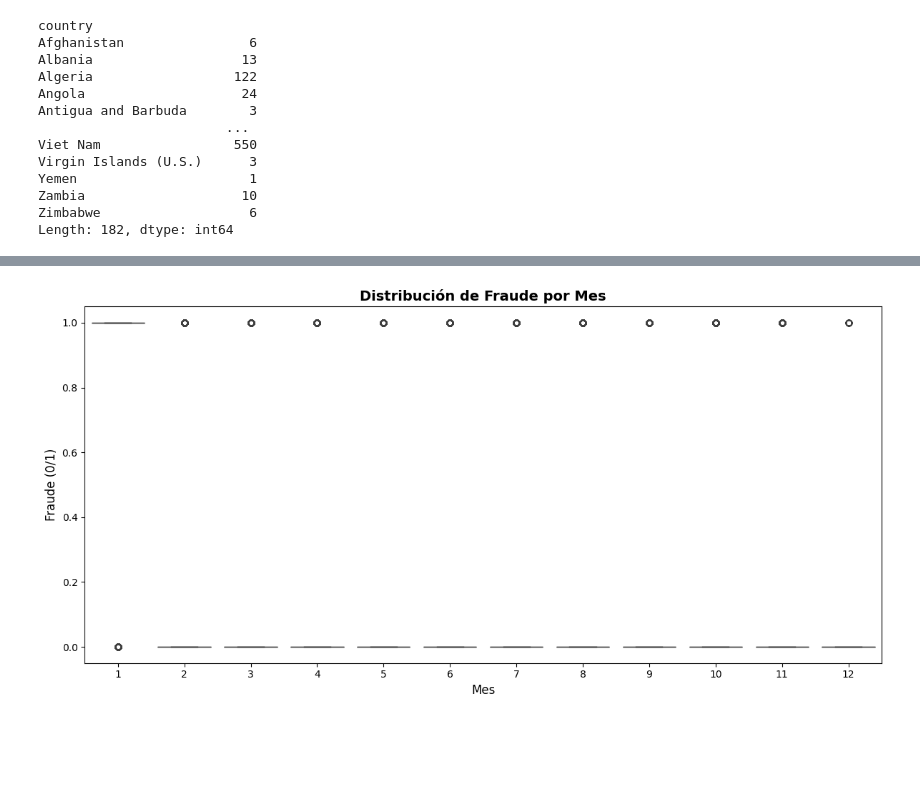
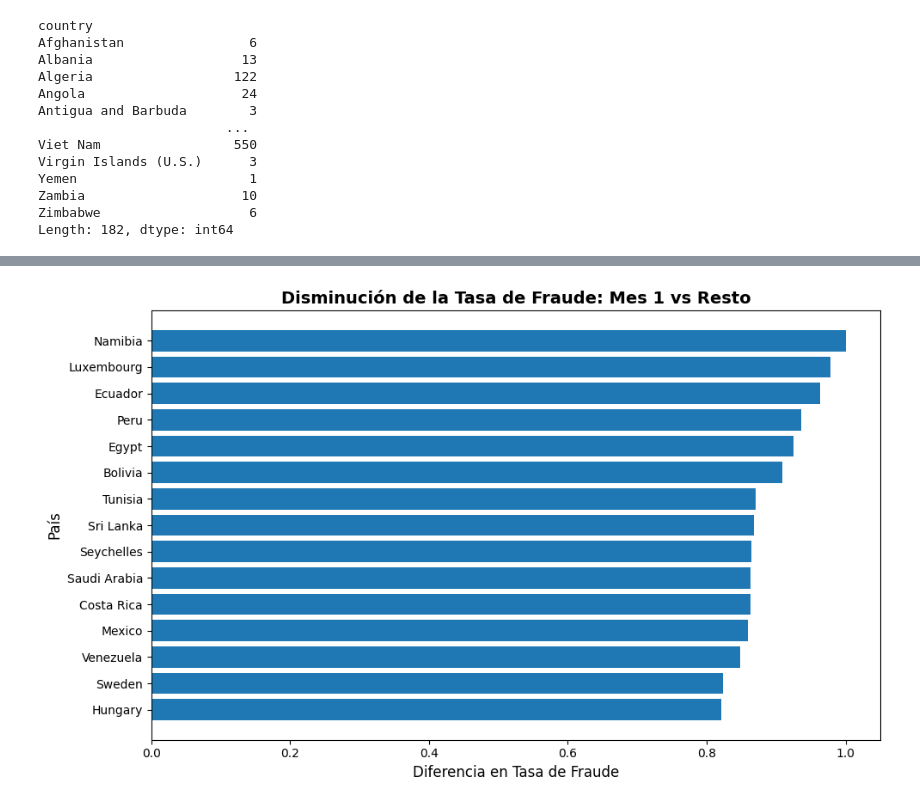
Before and after one commit to LLAES07/fraude_deteccion, a Jupyter notebook: notebook/main.ipynb, the cells around one changed output, grey strips where cells are left out. Drawn from its saved outputs; the diff is of its cells as text; code cells hidden in the pictures; blank space fills up the shorter version.

```diff
--- a/notebook/main.ipynb
+++ b/notebook/main.ipynb
@@ -1614,17 +1563,21 @@ plt.show()
-# %%
-plt.figure(figsize=(12, 6))
-
-sns.boxplot(
-    data=df_merged,
-    x='purchase_time_month',
-    y='class'
-)
-
-plt.title('Distribución de Fraude por Mes', fontsize=14, weight='bold')
-plt.xlabel('Mes', fontsize=12)
-plt.ylabel('Fraude (0/1)', fontsize=12)
-
-plt.tight_layout()
-plt.show()
-# %% [output]
-[figure, removed]
+# %%
+df_compare = df_mes1.merge(df_resto, on='country', how='inner')
+df_compare['delta_fraud'] = df_compare['fraud_mes1'] - df_compare['fraud_resto']
+df_compare = df_compare.sort_values('delta_fraud', ascending=False)
+
+
+top = df_compare.head(15)
+
+plt.figure(figsize=(10,6))
+
+plt.barh(top['country'], top['delta_fraud'])
+plt.gca().invert_yaxis()
+
+plt.title('Disminución de la Tasa de Fraude: Mes 1 vs Resto', fontsize=14, weight='bold')
+plt.xlabel('Diferencia en Tasa de Fraude', fontsize=12)
+plt.ylabel('País', fontsize=12)
+
+plt.tight_layout()
+plt.show()
+# %% [output]
+[figure, added]
```
Also changed, not shown: parts of 7 cells of this notebook.
